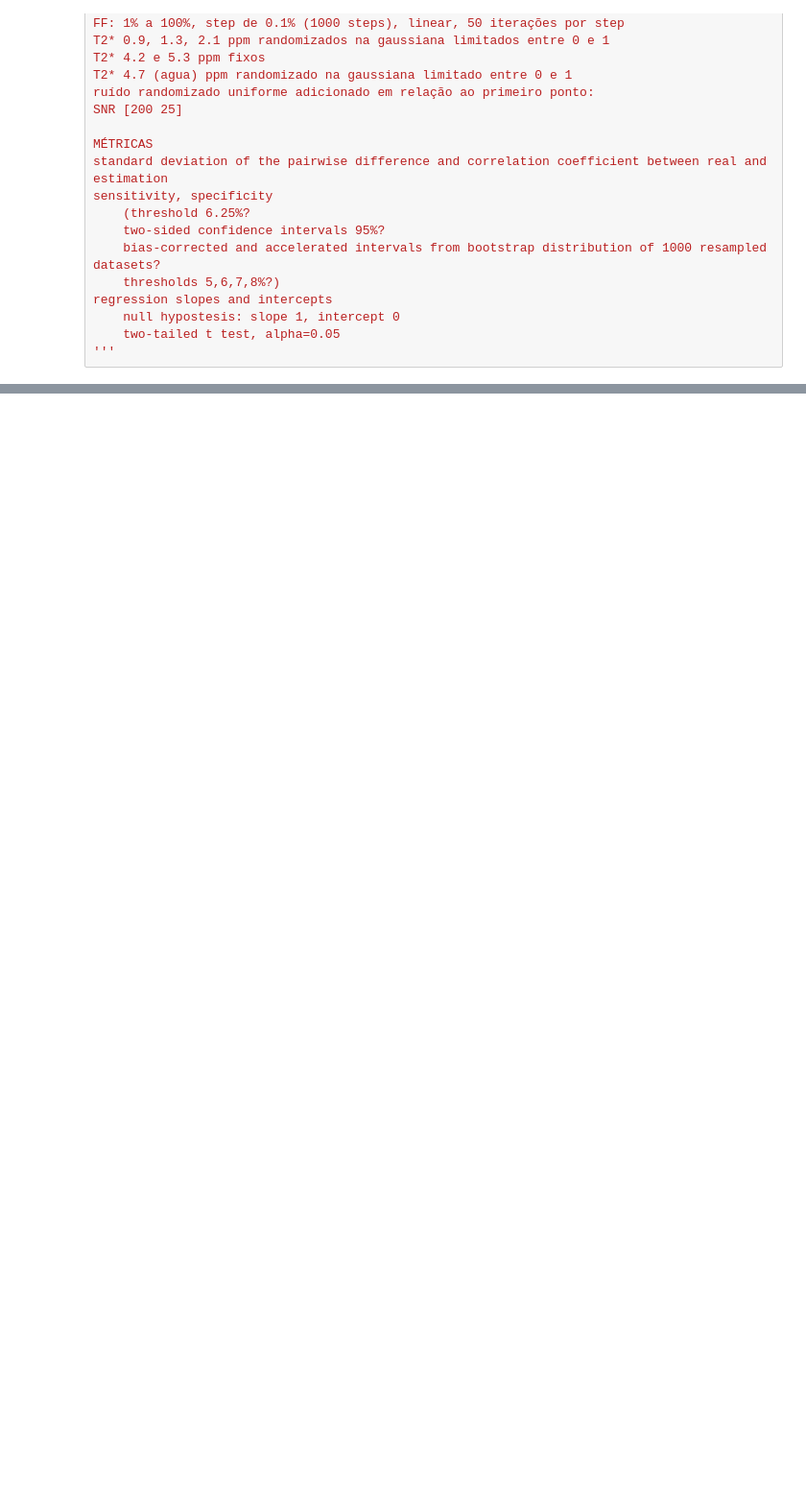
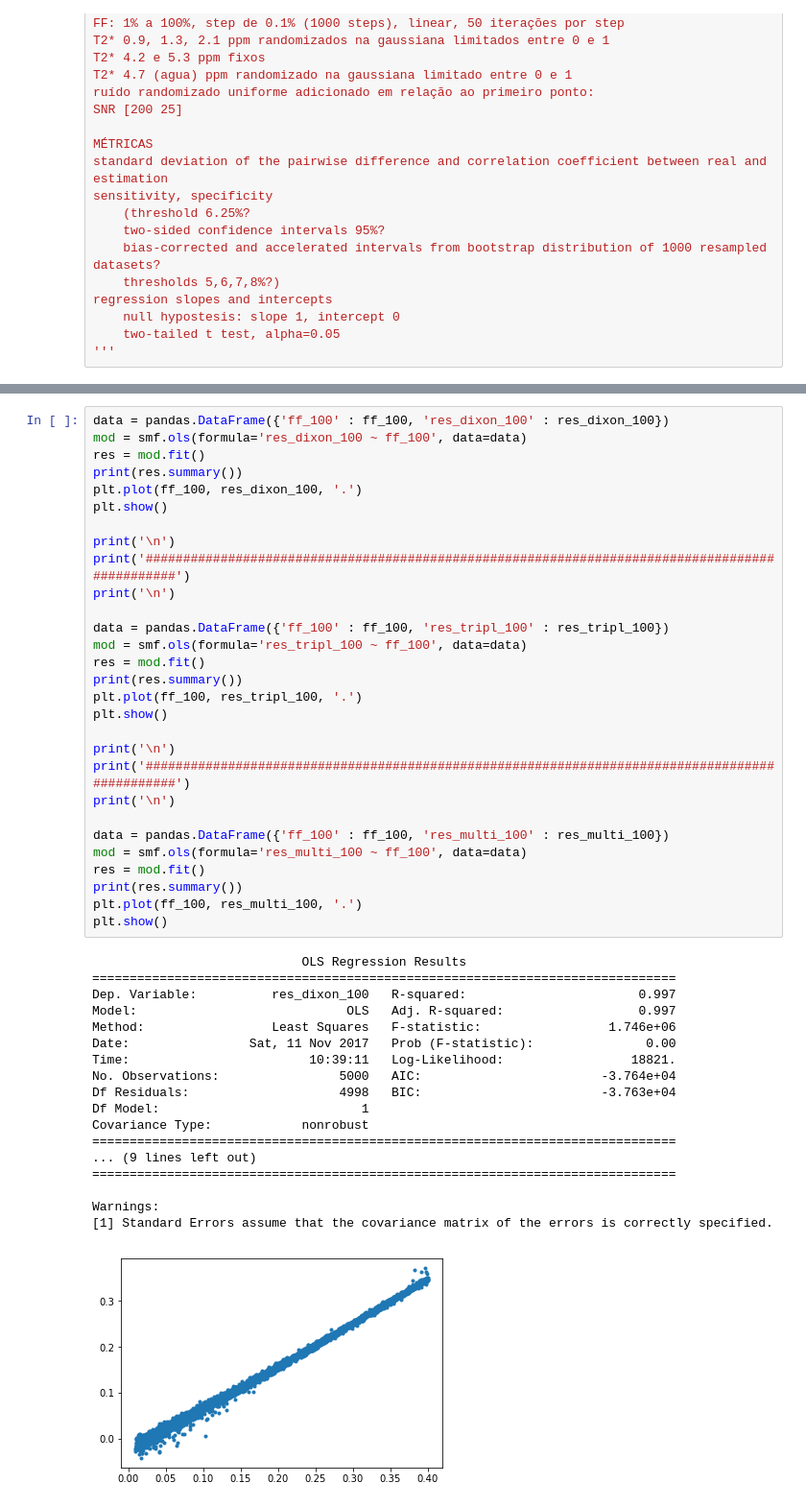
Before and after one commit to yuriajala/modelagem-datasets, a Jupyter notebook: abstract- noise in quantification.ipynb, the cells around one changed output, grey strips where cells are left out. Shown at 96% size. Cells and saved outputs as stored; diff of their text form; blank space fills up the shorter version.

```diff
--- a/abstract- noise in quantification.ipynb
+++ b/abstract- noise in quantification.ipynb
@@ -336,3 +379,51 @@ Warnings:
 snr_100 = 100
 
 ff_100, res_dixon_100, res_tripl_100, res_multi_100 = zona(snr_100)
+# %%
+data = pandas.DataFrame({'ff_100' : ff_100, 'res_dixon_100' : res_dixon_100})
+mod = smf.ols(formula='res_dixon_100 ~ ff_100', data=data)
+res = mod.fit()
+print(res.summary())
+plt.plot(ff_100, res_dixon_100, '.')
+plt.show()
+
+print('\n')
+print('###############################################################################################')
+print('\n')
+
+data = pandas.DataFrame({'ff_100' : ff_100, 'res_tripl_100' : res_tripl_100})
+mod = smf.ols(formula='res_tripl_100 ~ ff_100', data=data)
+res = mod.fit()
+print(res.summary())
+plt.plot(ff_100, res_tripl_100, '.')
+plt.show()
+
+print('\n')
+print('###############################################################################################')
+print('\n')
+
+data = pandas.DataFrame({'ff_100' : ff_100, 'res_multi_100' : res_multi_100})
+mod = smf.ols(formula='res_multi_100 ~ ff_100', data=data)
+res = mod.fit()
+print(res.summary())
+plt.plot(ff_100, res_multi_100, '.')
+plt.show()
+# %% [output]
+                            OLS Regression Results
+==============================================================================
+Dep. Variable:          res_dixon_100   R-squared:                       0.997
+Model:                            OLS   Adj. R-squared:                  0.997
+Method:                 Least Squares   F-statistic:                 1.746e+06
+Date:                Sat, 11 Nov 2017   Prob (F-statistic):               0.00
+Time:                        10:39:11   Log-Likelihood:                 18821.
+No. Observations:                5000   AIC:                        -3.764e+04
+Df Residuals:                    4998   BIC:                        -3.763e+04
+Df Model:                           1
+Covariance Type:            nonrobust
+==============================================================================
+... (9 lines left out)
+==============================================================================
+
+Warnings:
+[1] Standard Errors assume that the covariance matrix of the errors is correctly specified.
+[figure, added]
```
Also changed, not shown: parts of 11 cells of this notebook.
